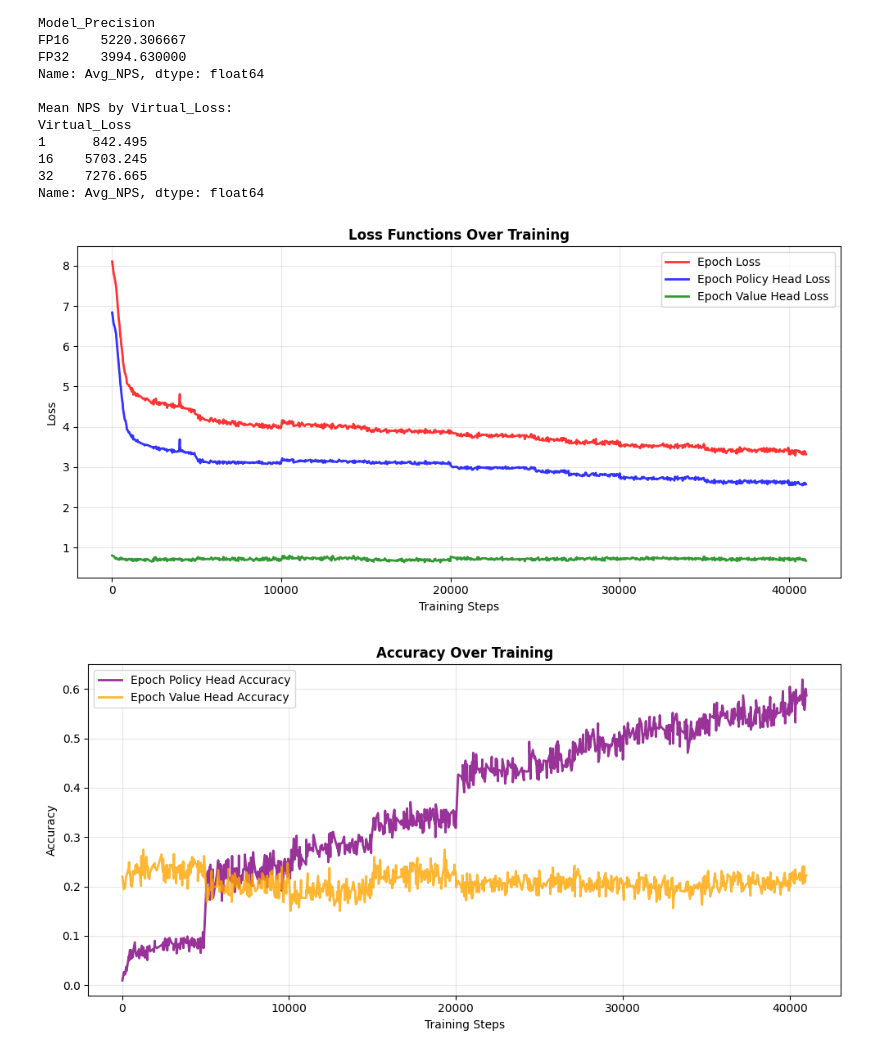
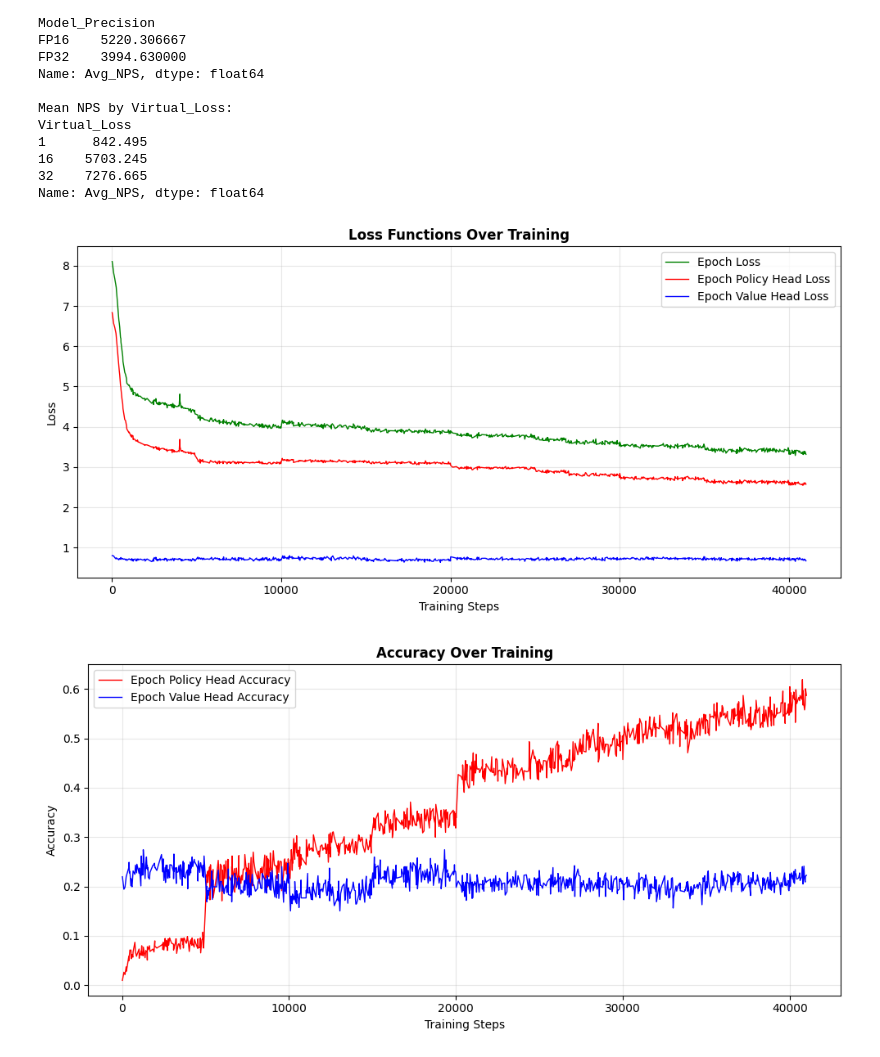
Before and after one commit to tomaz-piko/ChessBot_v2, a Jupyter notebook: python/results.ipynb, the cells around one changed output. Cells and saved outputs as stored; diff of their text form; code cells hidden in the pictures.

```diff
--- a/python/results.ipynb
+++ b/python/results.ipynb
@@ -1118,13 +1118,13 @@ def create_training_dashboard():
     plt.figure(figsize=(10, 5))
     ax1 = plt.gca()
     loss_files = ['epoch_loss.json', 'epoch_policy_head_loss.json', 'epoch_value_head_loss.json']
-    colors = ['red', 'blue', 'green']
+    colors = ['green', 'red', 'blue']
 
     for i, filename in enumerate(loss_files):
         if filename in metrics_data:
             data = metrics_data[filename]
             label = filename.replace('.json', '').replace('_', ' ').title()
-            ax1.plot(data['steps'], data['values'], color=colors[i], label=label, linewidth=2, alpha=0.8)
+            ax1.plot(data['steps'], data['values'], color=colors[i], label=label, linewidth=1, alpha=1)
 
     ax1.set_title('Loss Functions Over Training', fontweight='bold')
     ax1.set_xlabel('Training Steps')
@@ -1138,13 +1138,13 @@ def create_training_dashboard():
     plt.figure(figsize=(10, 5))
     ax2 = plt.gca()
     acc_files = ['epoch_policy_head_accuracy.json', 'epoch_value_head_accuracy.json']
-    colors = ['purple', 'orange']
+    colors = ['red', 'blue']
 
     for i, filename in enumerate(acc_files):
         if filename in metrics_data:
             data = metrics_data[filename]
             label = filename.replace('.json', '').replace('_', ' ').title()
-            ax2.plot(data['steps'], data['values'], color=colors[i], label=label, linewidth=2, alpha=0.8)
+            ax2.plot(data['steps'], data['values'], color=colors[i], label=label, linewidth=1, alpha=1)
 
     ax2.set_title('Accuracy Over Training', fontweight='bold')
     ax2.set_xlabel('Training Steps')
@@ -1159,7 +1159,7 @@ def create_training_dashboard():
         plt.figure(figsize=(10, 5))
         ax3 = plt.gca()
         data = metrics_data['ELO Rating.json']
-        ax3.plot(data['steps'], data['values'], color='brown', linewidth=3, alpha=0.8, zorder=1)
+        ax3.plot(data['steps'], data['values'], color='brown', linewidth=1, alpha=1, zorder=1)
         ax3.set_title('ELO Rating Evolution', fontweight='bold')
         ax3.set_xlabel('Training Steps')
         ax3.set_ylabel('ELO Rating')
@@ -1170,32 +1170,32 @@ def create_training_dashboard():
         ax3.set_yticks(np.arange(0, 2501, 250))
 
         # Add milestone markers
         steps = np.array(data['steps'])
         values = np.array(data['values'])
 
         # Create a dictionary to map step to value for easy lookup
         step_to_value = dict(zip(steps, values))
 
         # Determine the range of steps to mark
         max_step = steps.max()
         milestone_steps = [s for s in range(0, max_step + 1, 5) if s in step_to_value]
         if 1 in step_to_value and 1 not in milestone_steps:
             milestone_steps.append(1)
             milestone_steps.sort()
 
         for step in milestone_steps:
             elo = step_to_value[step]
             ax3.plot(step, elo, '', color='gold', markersize=8, zorder=2, markeredgecolor='black')
             ax3.text(step, elo - 50, f'{elo:.0f}',
                      ha='center', va='top',
                      bbox=dict(boxstyle='round,pad=0.3', facecolor='yellow', alpha=0.7), zorder=3)
 
         plt.tight_layout()
         plt.show()
 
 
 # Execute the dashboard
 create_training_dashboard()
 # %% [output]
-[figure, old version]
+[figure, new version]
-[figure, old version]
+[figure, new version]
```
Also changed, not shown: parts of 1 cell of this notebook.
